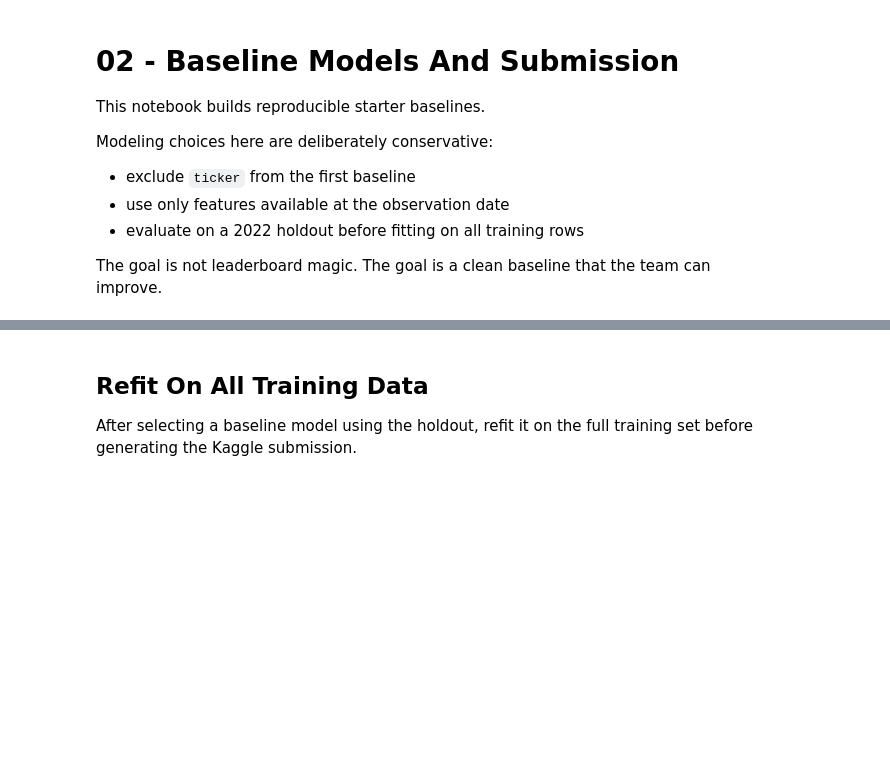
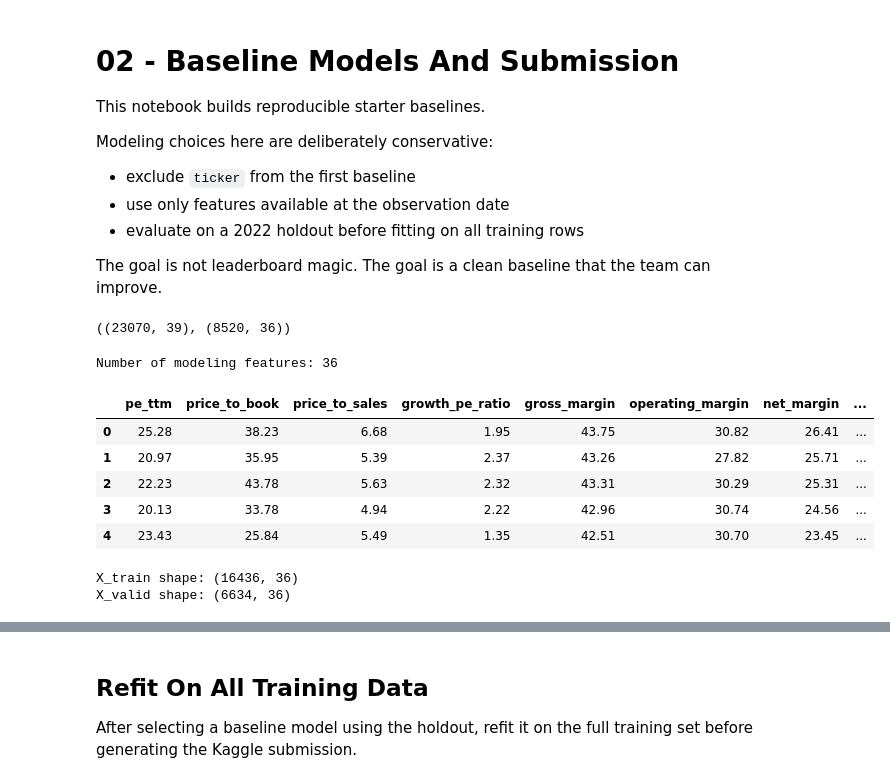
Before and after one commit to aachen-investment-club/kaggle-competition-stock-return-fundamentals, a Jupyter notebook: notebooks/02_baseline_models_and_submission.ipynb, the cells around one changed output, grey strips where cells are left out. Drawn from its saved outputs; the diff is of its cells as text; code cells hidden in the pictures; blank space fills up the shorter version.

```diff
--- a/notebooks/02_baseline_models_and_submission.ipynb
+++ b/notebooks/02_baseline_models_and_submission.ipynb
@@ -32,34 +32,46 @@ SUBMISSION_DIR = ROOT / 'submissions'
 SUBMISSION_DIR.mkdir(exist_ok=True)
 
 train = pd.read_csv(DATA_DIR / 'train.csv', parse_dates=['period_start', 'period_end'])
-test = pd.read_csv(DATA_DIR / 'test.csv', parse_dates=['period_start', 'period_end'])
+test = pd.read_csv(DATA_DIR / 'test.csv')
 sample_submission = pd.read_csv(DATA_DIR / 'sample_submission.csv')
 
 train.shape, test.shape
+# %% [output]
+((23070, 39), (8520, 36))
 # %%
 def build_features(frame: pd.DataFrame) -> pd.DataFrame:
     features = frame.copy()
 
-    features['obs_year'] = features['period_start'].dt.year
-    features['obs_quarter'] = features['period_start'].dt.quarter
-    features['obs_month'] = features['period_start'].dt.month
+    features['obs_year'] = features['start_year']
 
-    drop_columns = ['id', 'ticker', 'period_start', 'period_end', 'return_pct']
+    if 'period_start' in features.columns:
+        features['obs_quarter'] = features['period_start'].dt.quarter
+        features['obs_month'] = features['period_start'].dt.month
+
+    drop_columns = ['id', 'ticker', 'start_year', 'period_start', 'period_end', 'return_pct']
     existing_drop_columns = [col for col in drop_columns if col in features.columns]
     features = features.drop(columns=existing_drop_columns)
 
     numeric_columns = features.select_dtypes(include=[np.number]).columns.tolist()
     return features[numeric_columns]
 
 
 X_full = build_features(train)
 X_test = build_features(test)
 y_full = train['return_pct']
 
 print('Number of modeling features:', X_full.shape[1])
 display(X_full.head())
+# %% [output]
+Number of modeling features: 36
+|  | pe_ttm | price_to_book | price_to_sales | growth_pe_ratio | gross_margin | operating_margin | net_margin | ... |
+| 0 | 25.28 | 38.23 | 6.68 | 1.95 | 43.75 | 30.82 | 26.41 | ... |
+| 1 | 20.97 | 35.95 | 5.39 | 2.37 | 43.26 | 27.82 | 25.71 | ... |
+| 2 | 22.23 | 43.78 | 5.63 | 2.32 | 43.31 | 30.29 | 25.31 | ... |
+| 3 | 20.13 | 33.78 | 4.94 | 2.22 | 42.96 | 30.74 | 24.56 | ... |
+| 4 | 23.43 | 25.84 | 5.49 | 1.35 | 42.51 | 30.70 | 23.45 | ... |
 # %%
-train_mask = train['period_start'] < '2022-01-01'
+train_mask = train['start_year'] < 2022
 valid_mask = ~train_mask
 
 X_train = X_full.loc[train_mask]
@@ -69,5 +81,8 @@ y_valid = y_full.loc[valid_mask]
 
 print('X_train shape:', X_train.shape)
 print('X_valid shape:', X_valid.shape)
+# %% [output]
+X_train shape: (16436, 36)
+X_valid shape: (6634, 36)
 # %%
 def rmse(y_true, y_pred):
```
Also changed, not shown: parts of 3 cells of this notebook, 3 other files.
